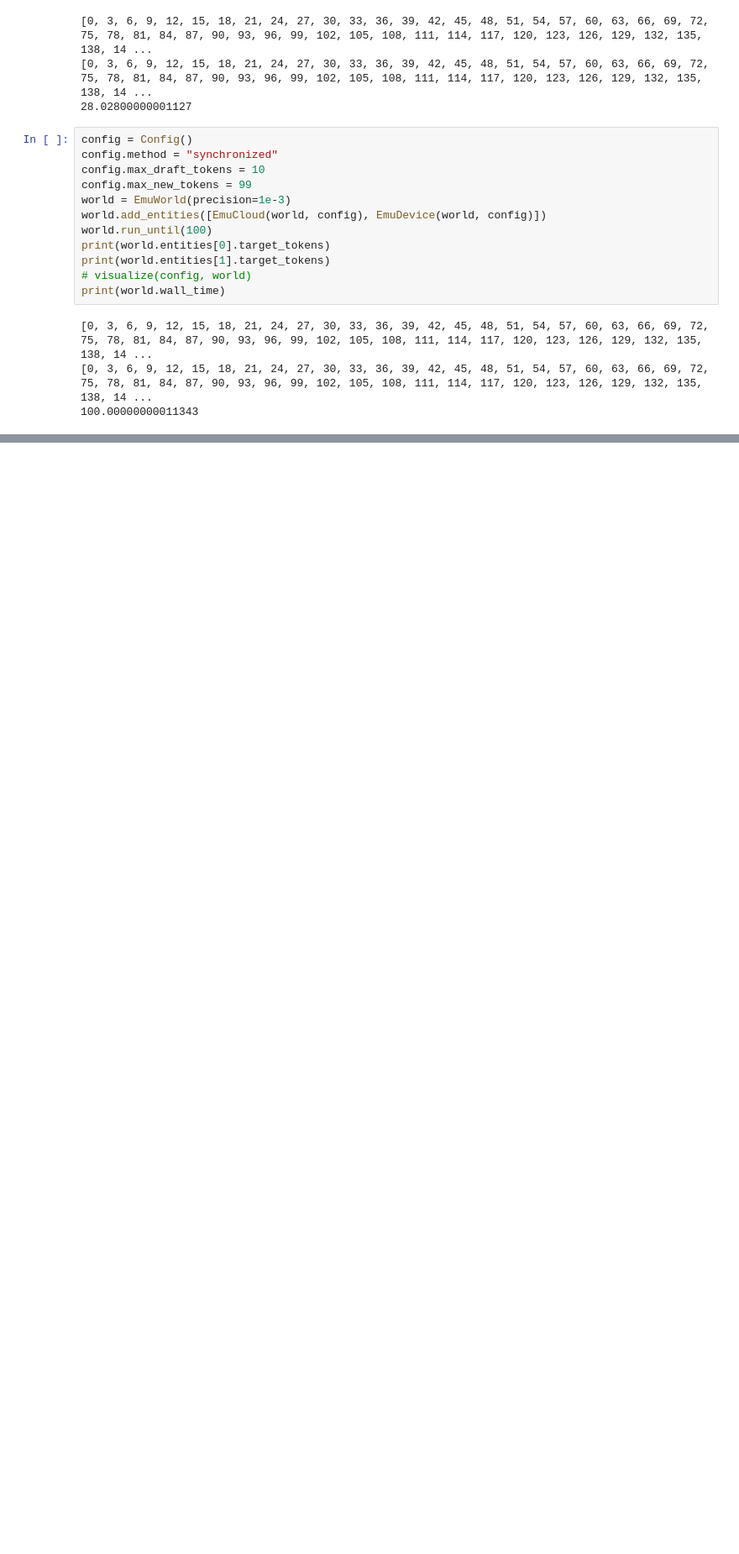
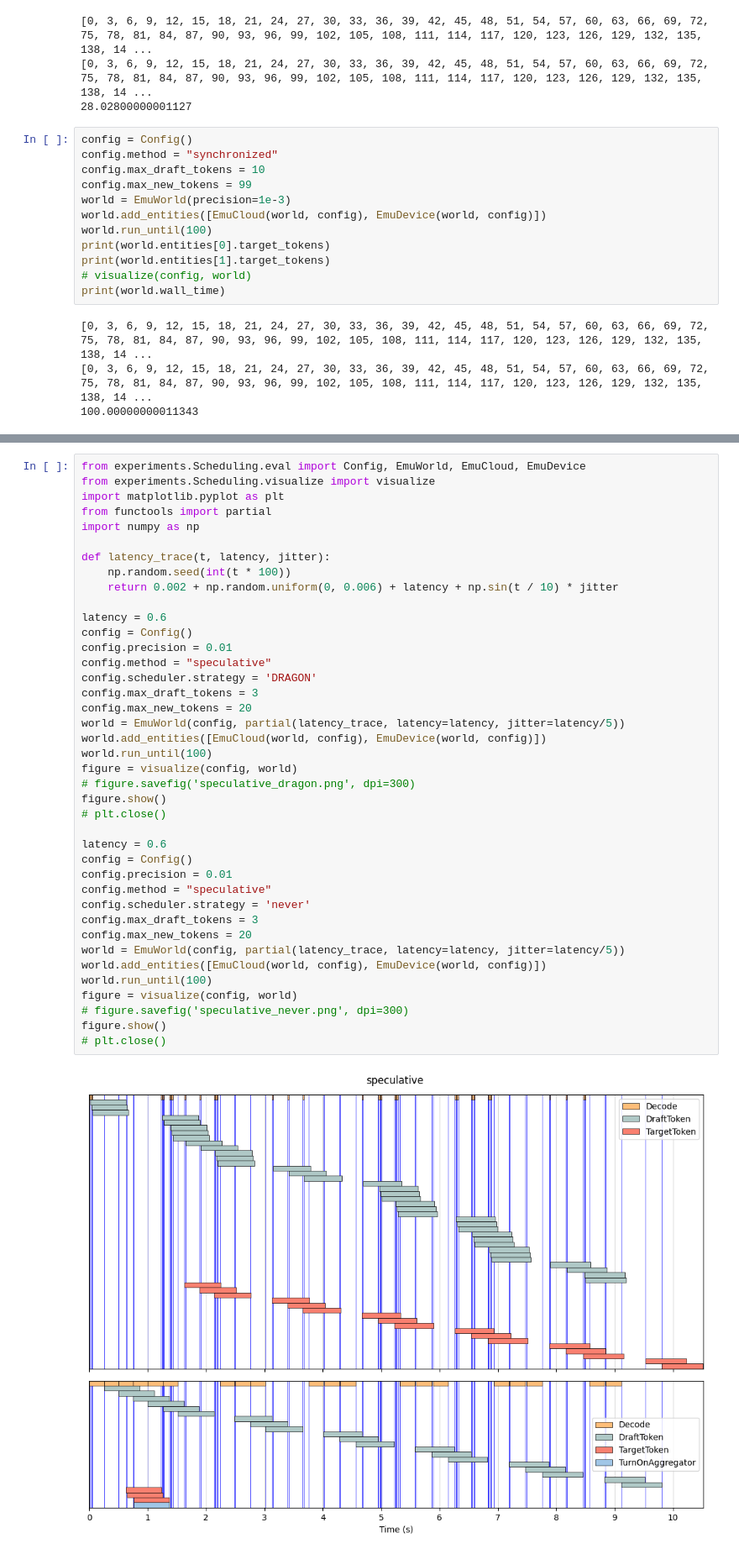
Before and after one commit to ThomasAtlantis/DRAGON, a Jupyter notebook: eval_scheduling.ipynb, the cells around one changed output, grey strips where cells are left out. Shown at 84% size. Drawn from its saved outputs; the diff is of its cells as text; blank space fills up the shorter version.

Commit message:
dev: implemented simulator to evaluate scheduling performance

```diff
--- a/eval_scheduling.ipynb
+++ b/eval_scheduling.ipynb
@@ -103,0 +60,42 @@ visualize(config, world)
+# %%
+from experiments.Scheduling.eval import Config, EmuWorld, EmuCloud, EmuDevice
+from experiments.Scheduling.visualize import visualize
+import matplotlib.pyplot as plt
+from functools import partial
+import numpy as np
+
+def latency_trace(t, latency, jitter):
+    np.random.seed(int(t * 100))
+    return 0.002 + np.random.uniform(0, 0.006) + latency + np.sin(t / 10) * jitter
+
+latency = 0.6
+config = Config()
+config.precision = 0.01
+config.method = "speculative"
+config.scheduler.strategy = 'DRAGON'
+config.max_draft_tokens = 3
+config.max_new_tokens = 20
+world = EmuWorld(config, partial(latency_trace, latency=latency, jitter=latency/5))
+world.add_entities([EmuCloud(world, config), EmuDevice(world, config)])
+world.run_until(100)
+figure = visualize(config, world)
+# figure.savefig('speculative_dragon.png', dpi=300)
+figure.show()
+# plt.close()
+
+latency = 0.6
+config = Config()
+config.precision = 0.01
+config.method = "speculative"
+config.scheduler.strategy = 'never'
+config.max_draft_tokens = 3
+config.max_new_tokens = 20
+world = EmuWorld(config, partial(latency_trace, latency=latency, jitter=latency/5))
+world.add_entities([EmuCloud(world, config), EmuDevice(world, config)])
+world.run_until(100)
+figure = visualize(config, world)
+# figure.savefig('speculative_never.png', dpi=300)
+figure.show()
+# plt.close()
+# %% [output]
+[figure, added]
```
Also changed, not shown: parts of 6 cells of this notebook, 8 other files.
